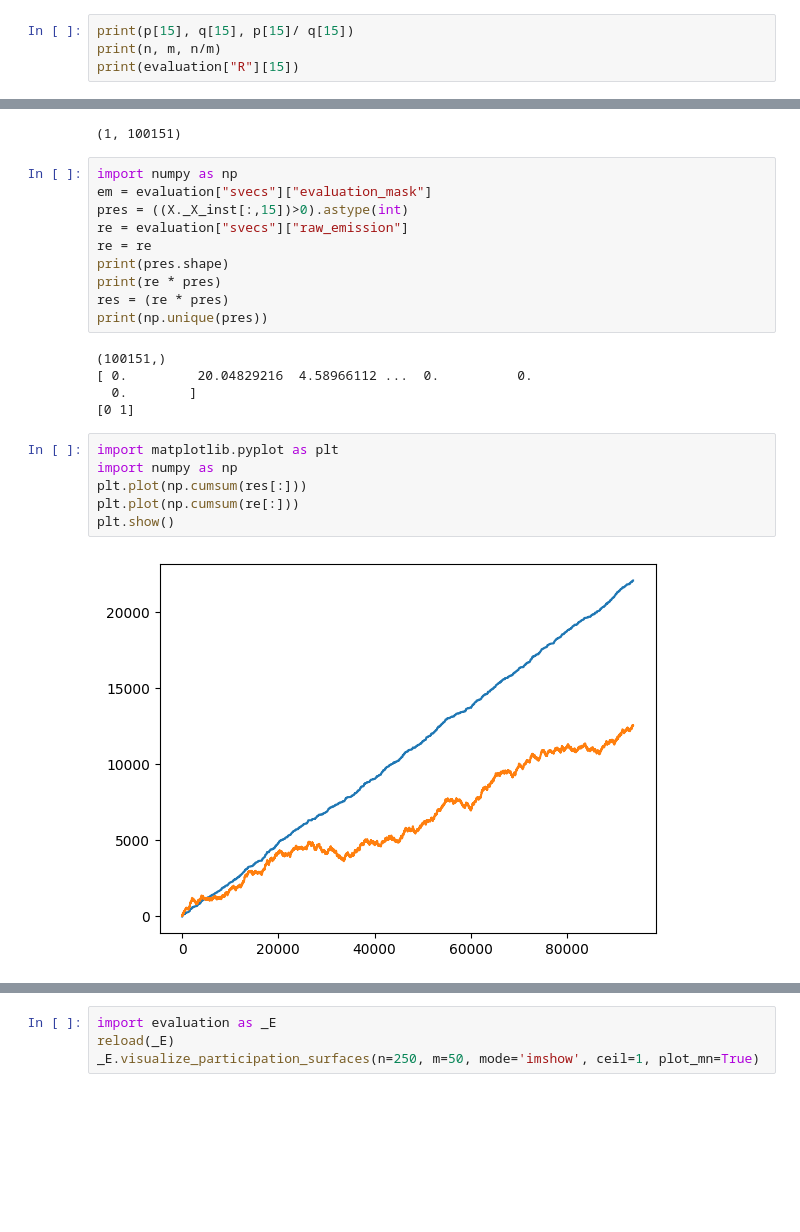
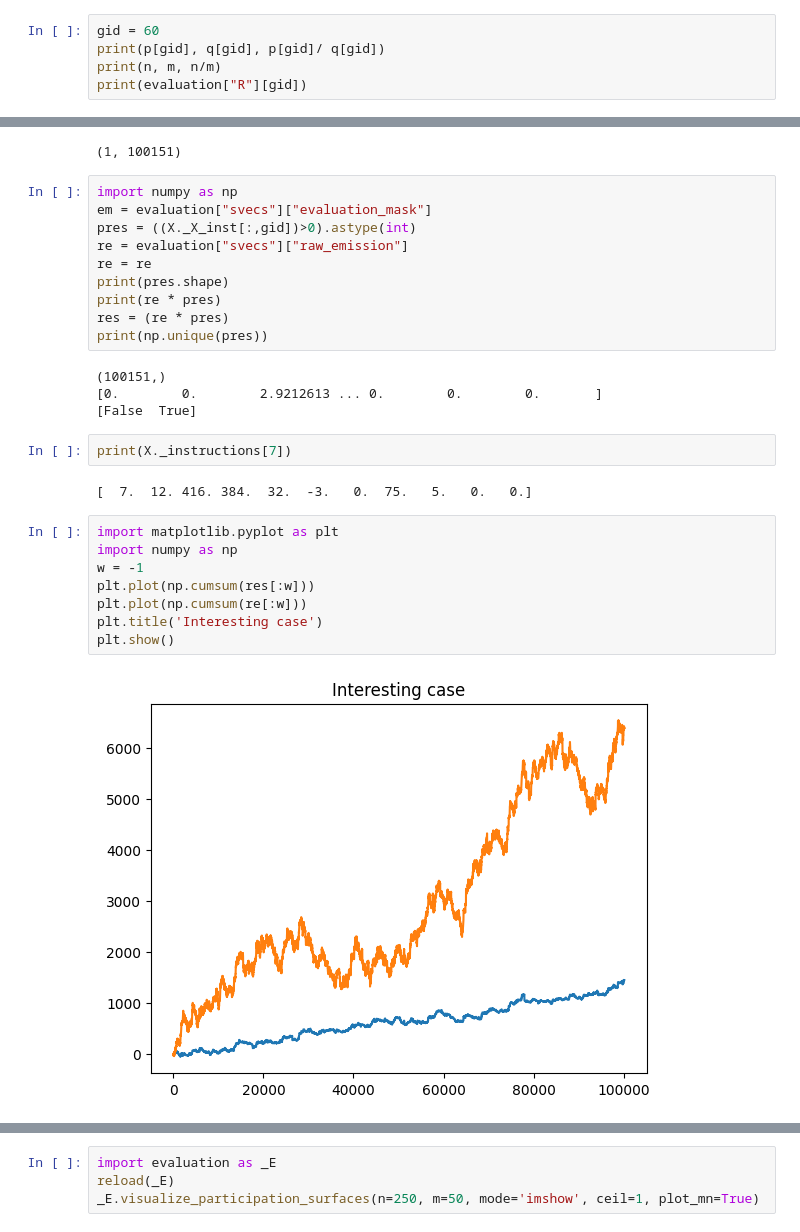
Before and after one commit to Logan-Kelsch/Structural_Regression, a Jupyter notebook: src/dev.ipynb, the cells around one changed output, grey strips where cells are left out. Saved outputs shown, nothing was run; the diff lists cells and outputs as text; blank space fills up the shorter version.

```diff
--- a/src/dev.ipynb
+++ b/src/dev.ipynb
@@ -622,5 +743,6 @@ b, d = _E.evaluate_participation(m,n,p,q)
 # %%
-print(p[15], q[15], p[15]/ q[15])
+gid = 60
+print(p[gid], q[gid], p[gid]/ q[gid])
 print(n, m, n/m)
-print(evaluation["R"][15])
+print(evaluation["R"][gid])
 # %% [output]
@@ -671,7 +788,7 @@ plt.plot(re > 2)
 # %%
 import numpy as np
 em = evaluation["svecs"]["evaluation_mask"]
-pres = ((X._X_inst[:,15])>0).astype(int)
+pres = ((X._X_inst[:,gid])>0).astype(int)
 re = evaluation["svecs"]["raw_emission"]
 re = re
 print(pres.shape)
@@ -680,14 +797,19 @@ res = (re * pres)
 print(np.unique(pres))
 # %% [output]
 (100151,)
-[ 0.         20.04829216  4.58966112 ...  0.          0.
-  0.        ]
-[0 1]
+[0.        0.        2.9212613 ... 0.        0.        0.       ]
+[False  True]
+# %%
+print(X._instructions[7])
+# %% [output]
+[  7.  12. 416. 384.  32.  -3.   0.  75.   5.   0.   0.]
 # %%
 import matplotlib.pyplot as plt
 import numpy as np
-plt.plot(np.cumsum(res[:]))
-plt.plot(np.cumsum(re[:]))
+w = -1
+plt.plot(np.cumsum(res[:w]))
+plt.plot(np.cumsum(re[:w]))
+plt.title('Interesting case')
 plt.show()
 # %% [output]
-[figure, old version]
+[figure, new version]
```
Also changed, not shown: parts of 20 cells of this notebook, 8 other files.
